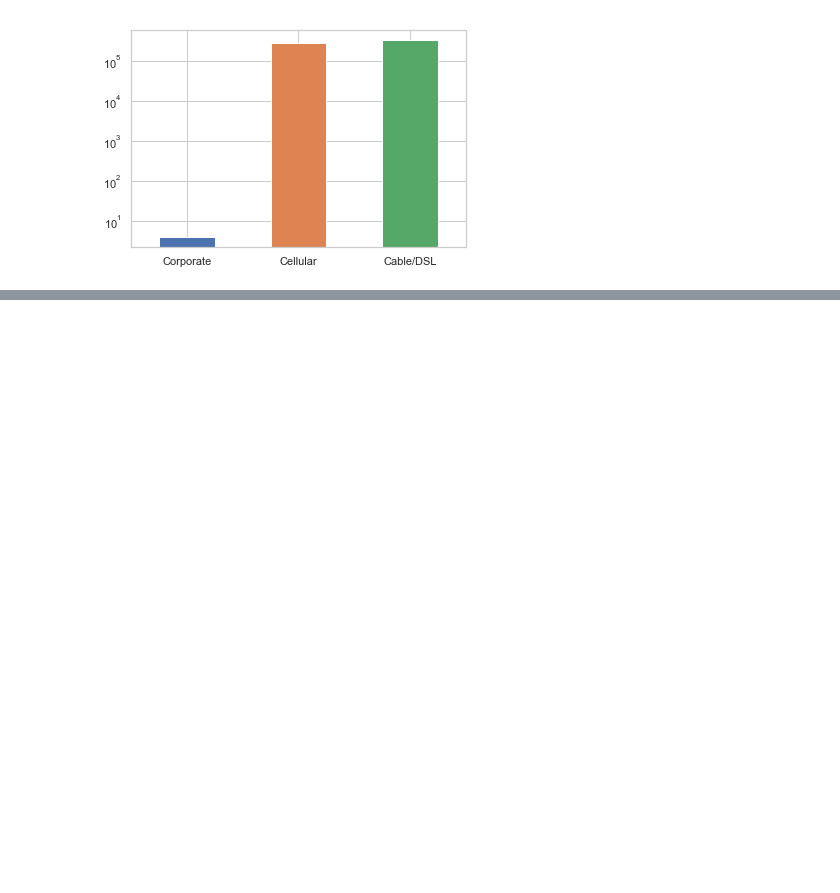
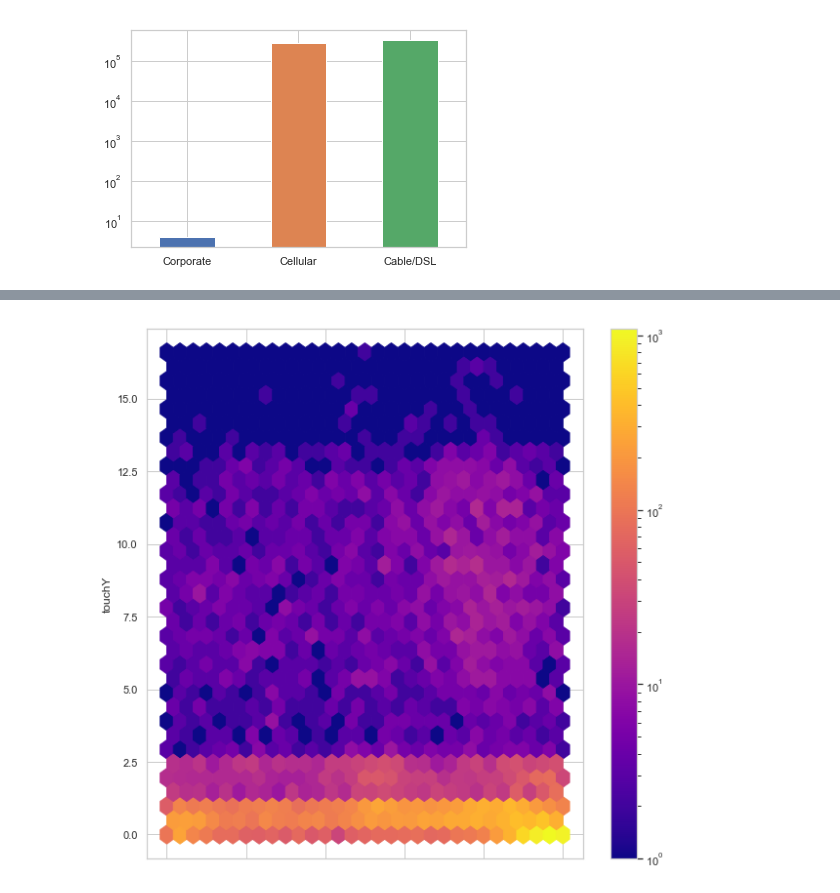
Before and after one commit to alepenaa94/Datos_2019, a Jupyter notebook: Notebook/TP1_Análisis Exploratorio.ipynb, the cells around one changed output, grey strips where cells are left out. Saved outputs shown, nothing was run; the diff lists cells and outputs as text; code cells hidden in the pictures; blank space fills up the shorter version.

```diff
--- a/Notebook/TP1_Análisis Exploratorio.ipynb
+++ b/Notebook/TP1_Análisis Exploratorio.ipynb
@@ -76,0 +83,4 @@ events['connection_type'].value_counts().sort_values().plot(logy=True,kind='bar'
+# %%
+clicks.plot.hexbin('touchX','touchY', gridsize=30, figsize=(10,10),cmap="plasma",bins='log');
+# %% [output]
+[figure, added]
```
Also changed, not shown: parts of 2 cells of this notebook.
